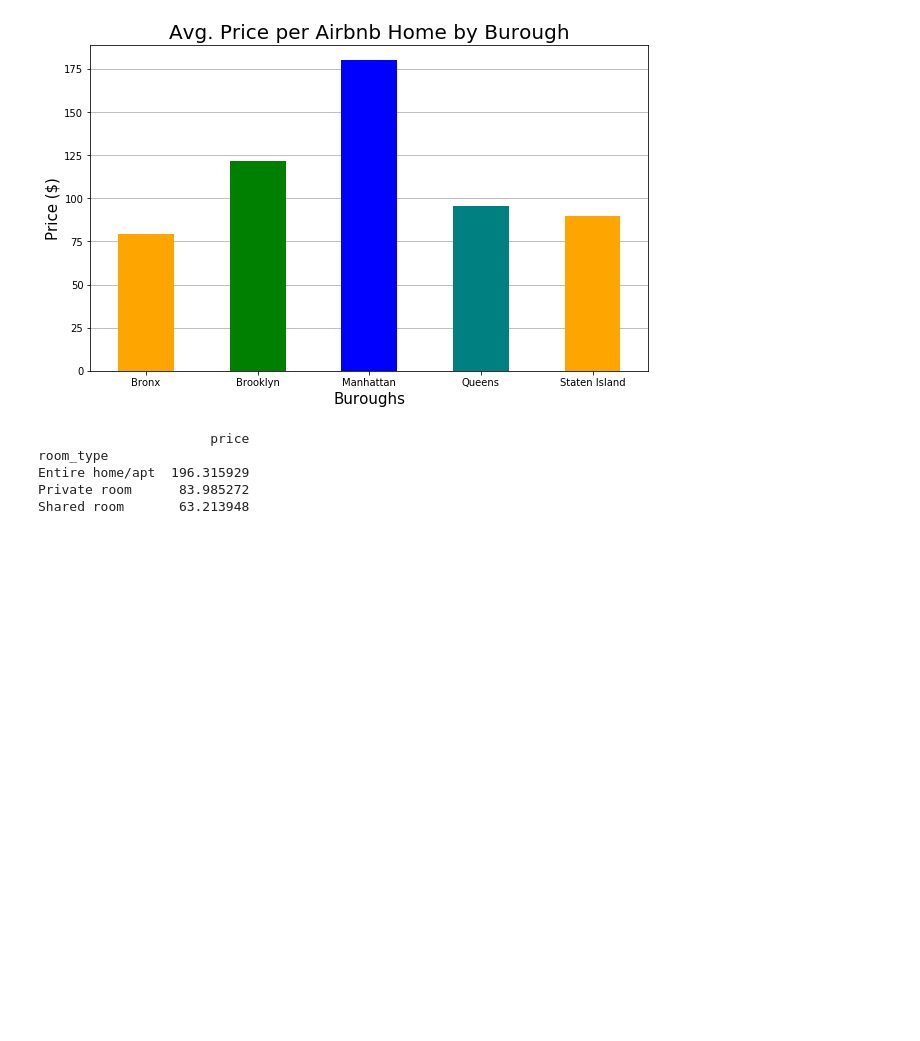
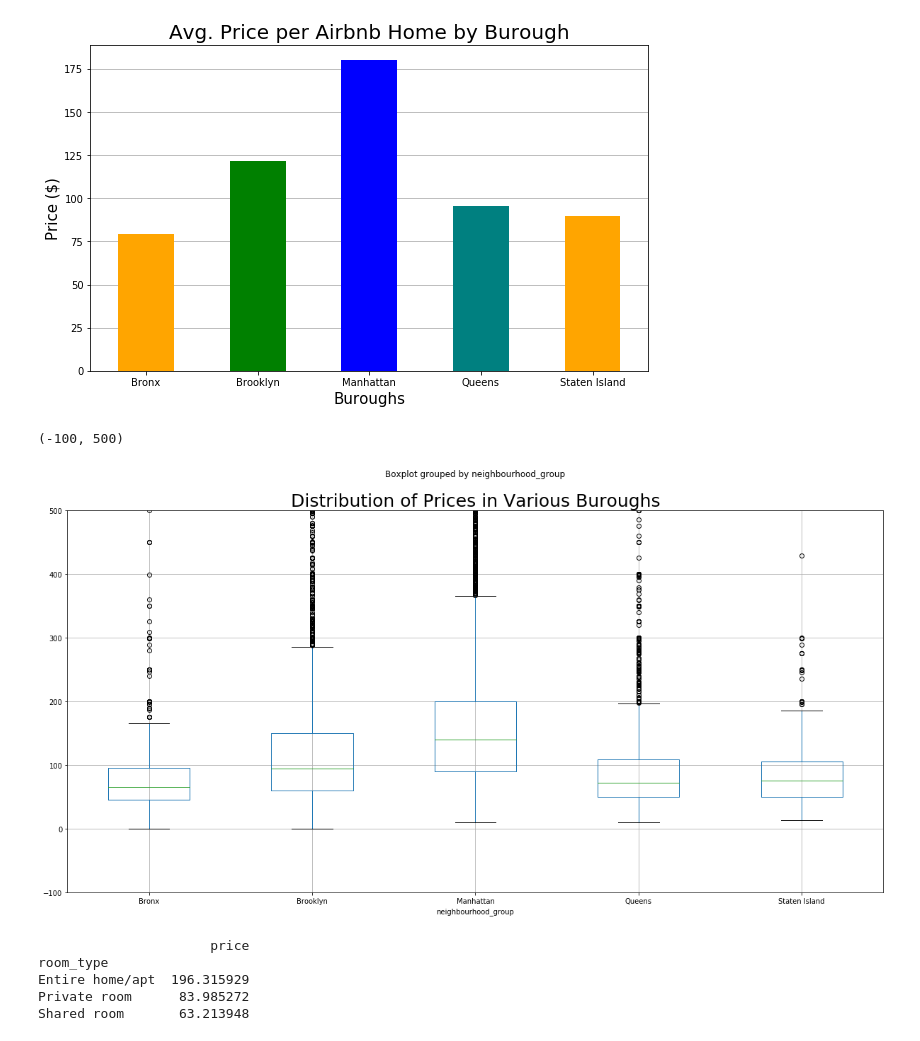
Before and after one commit to josephsy96/Project_1, a Jupyter notebook: Airbnb_Analysis.ipynb, the cells around one changed output. Drawn from its saved outputs; the diff is of its cells as text; code cells hidden in the pictures; blank space fills up the shorter version.

Commit message:
add boxplot

```diff
--- a/Airbnb_Analysis.ipynb
+++ b/Airbnb_Analysis.ipynb
@@ -51,3 +49,17 @@ Staten Island         89.964968
+# %%
+#First and third quartile
+bur_group = nyc_df[['neighbourhood_group','price']]
+
+q1 = np.percentiles(bur_group)
+# %%
+#Boxplot to portray the distribution of Buroughs in New York City
+
+bur_group.boxplot('price',by='neighbourhood_group',figsize=(20,10))
+plt.title('Distribution of Prices in Various Buroughs',size=25)
+plt.ylim(-100,500)
+# %% [output]
+(-100, 500)
+[figure, added]
 # %%
 #Groupby Room Types
 rm_type = nyc_df.groupby(['room_type'])
```
Also changed, not shown: parts of 1 cell of this notebook.
